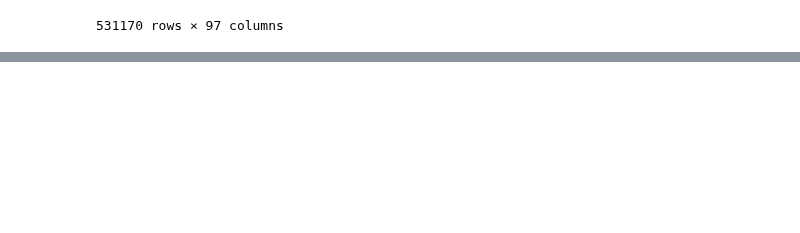
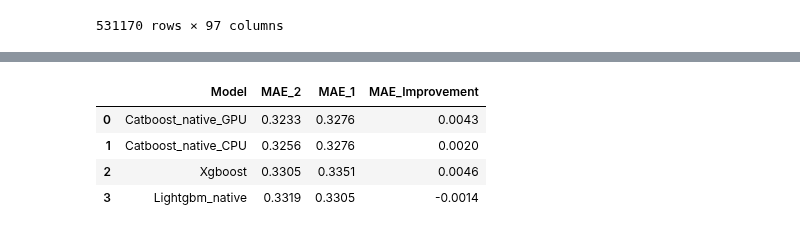
Before and after one commit to teodor-georgiev/Online-Retailer-Analysis-2014, a Jupyter notebook: 4. Encoding.ipynb, the cells around one changed output, grey strips where cells are left out. Cells and saved outputs as stored; diff of their text form; code cells hidden in the pictures; blank space fills up the shorter version.

```diff
--- a/4. Encoding.ipynb
+++ b/4. Encoding.ipynb
@@ -227,4 +203,0 @@ xgboost_boost_importance[:10]
-# %%
-xgboost_params = {'max_depth': 9, 'learning_rate': 0.15, 'n_estimators': 50, 'objective': 'binary:logistic', 'random_state': 42,"objective":"binary:logistic"}
-xgb_model, xgb_Y_pred, xgb_mae, xgb_Y_pred_proba = Model.xgboost(df_train_encoded,df_test_encoded,xgboost_params,1)
-print("Xgboost MAE on test set:", xgb_mae)
@@ -270,5 +204,5 @@ xgboost_boost_importance[:10]
 # %%
 lightgbm_params = { "learning_rate":0.15, "n_estimators":150, "objective":"binary","random_state":42, "colsample_bytree" : 0.8}
-lightgbm_model, lightgbm_Y_pred, lightgbm_mae, lightgbm_Y_pred_prob = Model.lightgmb(df_train, df_test, lightgbm_params, 1,cat_cols)
+lightgbm_model, lightgbm_Y_pred, lightgbm_mae, lightgbm_Y_pred_prob = Model.lightgmb(df_train, df_test, lightgbm_params, 0,cat_cols)
 print("Lightgbm MAE on test set:", lightgbm_mae)
 # %% [output]
@@ -289,4 +222,0 @@ Model.get_feature_importance(lightgbm_model,df_train)[:10]
-# %%
-lightgbm_params = { "learning_rate":0.15, "n_estimators":150, "objective":"binary","random_state":42, "colsample_bytree" : 0.8}
-lightgbm_model, lightgbm_Y_pred, lightgbm_mae, lightgbm_Y_pred_prob = Model.lightgmb(df_train, df_test, lightgbm_params, 1,cat_cols)
-print("Lightgbm MAE on test set:", lightgbm_mae)
@@ -294,0 +223,8 @@ Lightgbm MAE on test set: 0.3306
+# %%
+mae_dict = {"Catboost_native_CPU":catboost_mae_cpu,"Catboost_native_GPU":catboost_mae_gpu,"Xgboost":xgb_mae,"Lightgbm_native":lightgbm_mae}
+model_results = pd.DataFrame(mae_dict,index=["MAE_2"]).round(4)
+model_results.sort_values(by="MAE_2",ascending=True,inplace=True,axis=1)
+model_results = model_results.transpose()
+model_results.index.set_names(["Model"],inplace=True)
+model_results.reset_index(inplace=True)
+model_results
@@ -295,3 +237,15 @@ Lightgbm MAE on test set: 0.3306
+# %%
+# Read previous model performance
+model_performance = pd.read_csv("Model_Performances/Model_performance.csv")
+model_results = pd.merge(model_results,model_performance,on="Model",how="left")
+model_results["MAE_Improvement"] = model_results["MAE_1"] - model_results["MAE_2"]
+model_results
+# %% [output]
+|  | Model | MAE_2 | MAE_1 | MAE_Improvement |
+| 0 | Catboost_native_GPU | 0.3233 | 0.3276 | 0.0043 |
+| 1 | Catboost_native_CPU | 0.3256 | 0.3276 | 0.0020 |
+| 2 | Xgboost | 0.3305 | 0.3351 | 0.0046 |
+| 3 | Lightgbm_native | 0.3319 | 0.3305 | -0.0014 |
 # %%
 cols_to_agg = ["item_id","size","brand_id","item_color","user_id"]
 stats_to_agg = ["mean","std","min","max","median","mad"]
```
Also changed, not shown: parts of 28 cells of this notebook.
